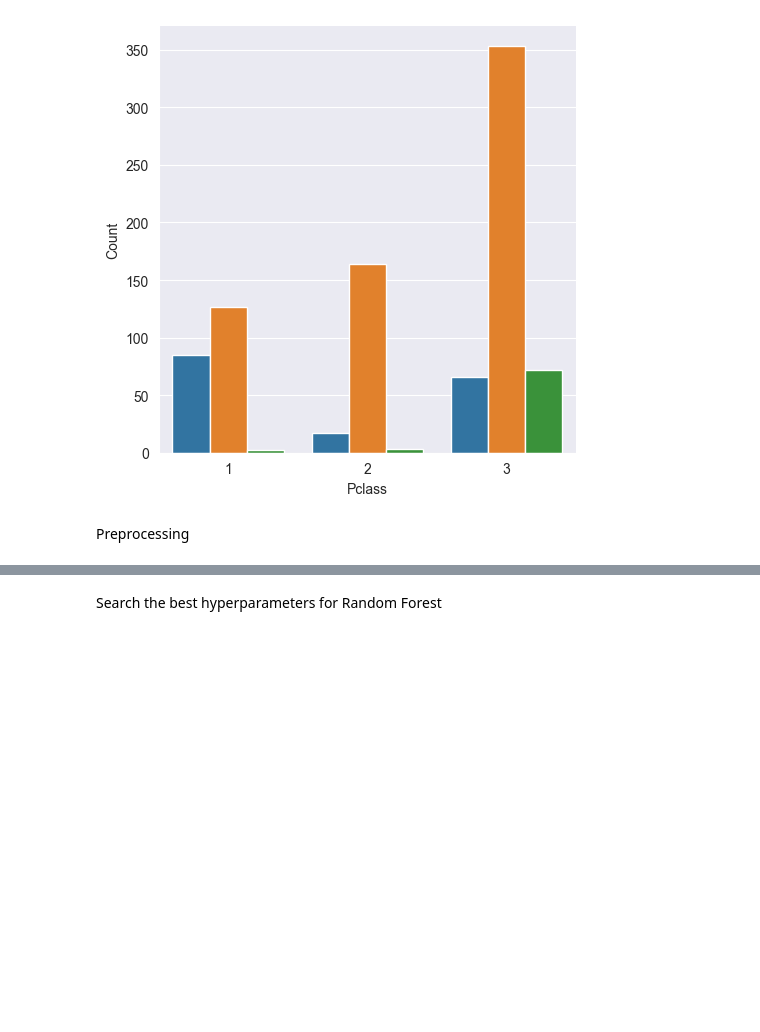
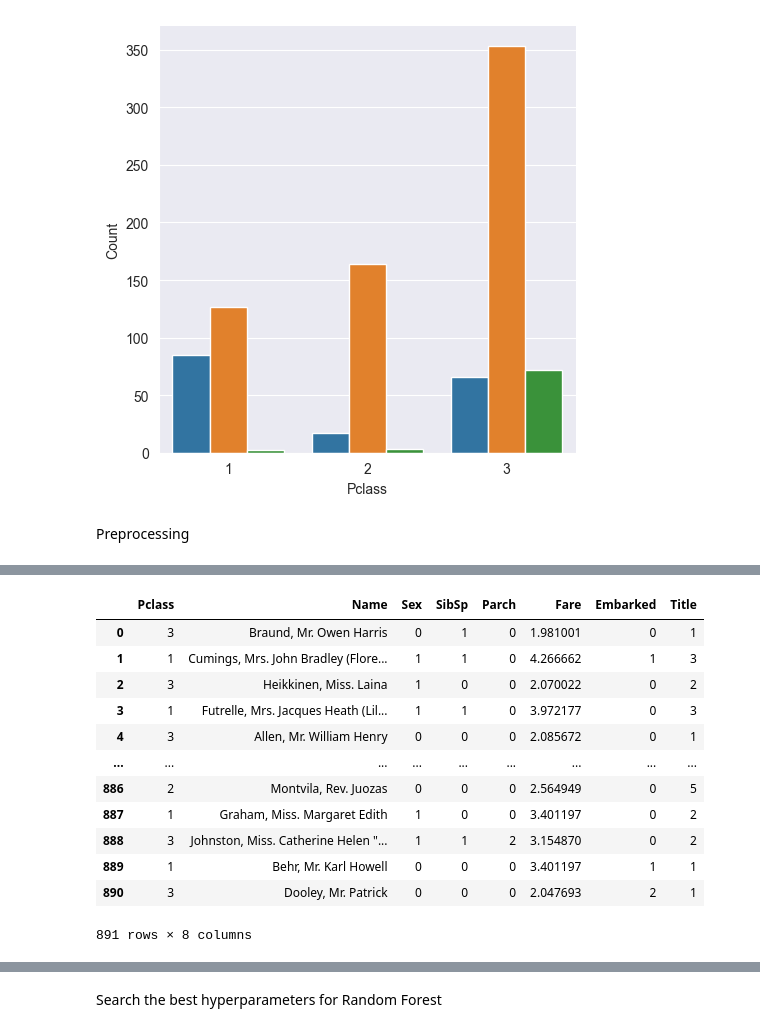
Before and after one commit to Szymqn/KaggleCompetitions, a Jupyter notebook: Titanic - Machine Learning from Disaster/model.ipynb, the cells around one changed output, grey strips where cells are left out. Cells and saved outputs as stored; diff of their text form; code cells hidden in the pictures; blank space fills up the shorter version.

```diff
--- a/Titanic - Machine Learning from Disaster/model.ipynb
+++ b/Titanic - Machine Learning from Disaster/model.ipynb
@@ -207 +188,17 @@ train_data = train_data.drop('Survived', axis=1)
+# %%
+train_data
+# %% [output]
+|  | Pclass | Name | Sex | SibSp | Parch | Fare | Embarked | Title |
+| 0 | 3 | Braund, Mr. Owen Harris | 0 | 1 | 0 | 1.981001 | 0 | 1 |
+| 1 | 1 | Cumings, Mrs. John Bradley (Flore... | 1 | 1 | 0 | 4.266662 | 1 | 3 |
+| 2 | 3 | Heikkinen, Miss. Laina | 1 | 0 | 0 | 2.070022 | 0 | 2 |
+| 3 | 1 | Futrelle, Mrs. Jacques Heath (Lil... | 1 | 1 | 0 | 3.972177 | 0 | 3 |
+| 4 | 3 | Allen, Mr. William Henry | 0 | 0 | 0 | 2.085672 | 0 | 1 |
+| ... | ... | ... | ... | ... | ... | ... | ... | ... |
+| 886 | 2 | Montvila, Rev. Juozas | 0 | 0 | 0 | 2.564949 | 0 | 5 |
+| 887 | 1 | Graham, Miss. Margaret Edith | 1 | 0 | 0 | 3.401197 | 0 | 2 |
+| 888 | 3 | Johnston, Miss. Catherine Helen "... | 1 | 1 | 2 | 3.154870 | 0 | 2 |
+| 889 | 1 | Behr, Mr. Karl Howell | 0 | 0 | 0 | 3.401197 | 1 | 1 |
+| 890 | 3 | Dooley, Mr. Patrick | 0 | 0 | 0 | 2.047693 | 2 | 1 |
+891 rows × 8 columns
 # %%
```
Also changed, not shown: parts of 25 cells of this notebook.
